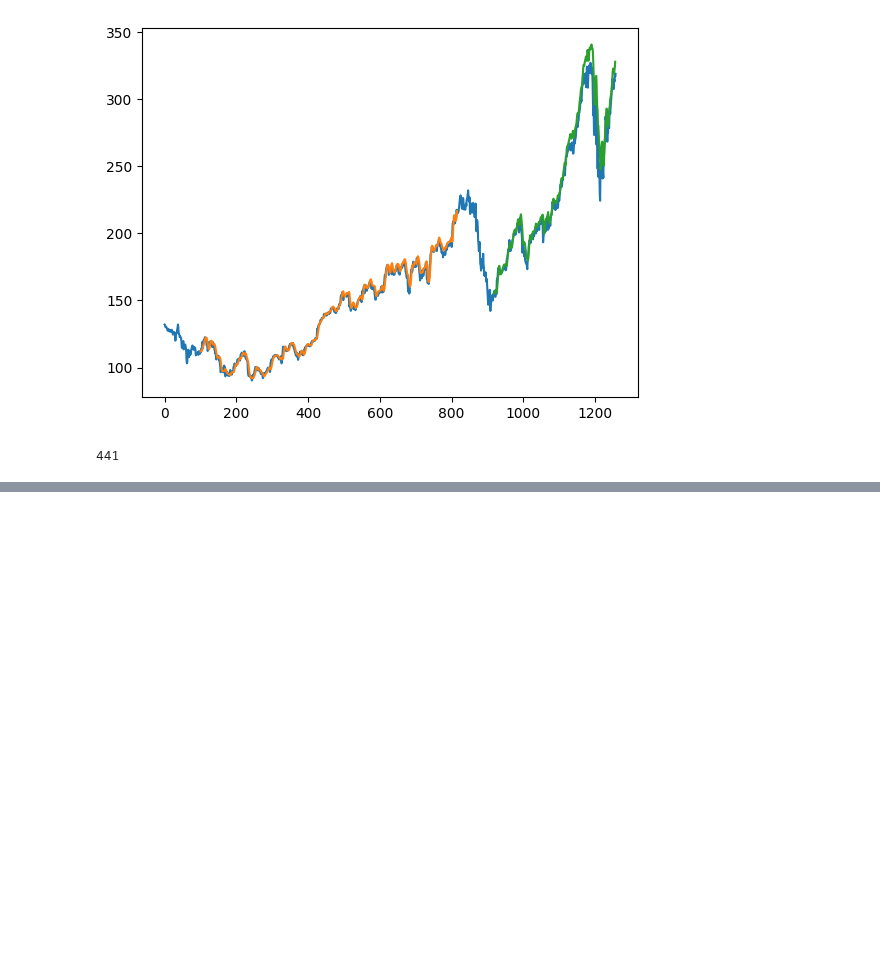
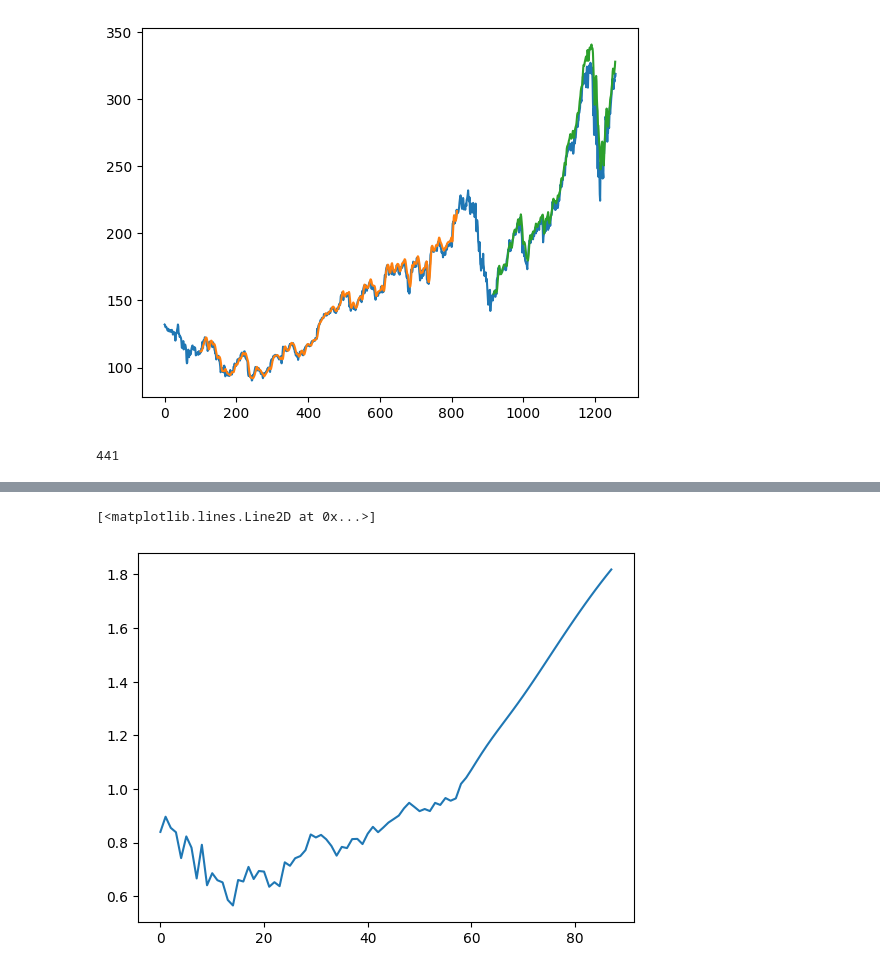
Before and after one commit to vedantkesharia/stock_price_predictor, a Jupyter notebook: stock_price_predictor.ipynb, the cells around one changed output, grey strips where cells are left out. Saved outputs shown, nothing was run; the diff lists cells and outputs as text; code cells hidden in the pictures; blank space fills up the shorter version.

```diff
--- a/stock_price_predictor.ipynb
+++ b/stock_price_predictor.ipynb
@@ -238,0 +331,7 @@ x_input.shape
+# %%
+df3=df1.tolist()
+df3.extend(lst_output)
+plt.plot(df3[1200:])
+# %% [output]
+[<matplotlib.lines.Line2D at 0x...>]
+[figure, added]
```
Also changed, not shown: parts of 11 cells of this notebook.
